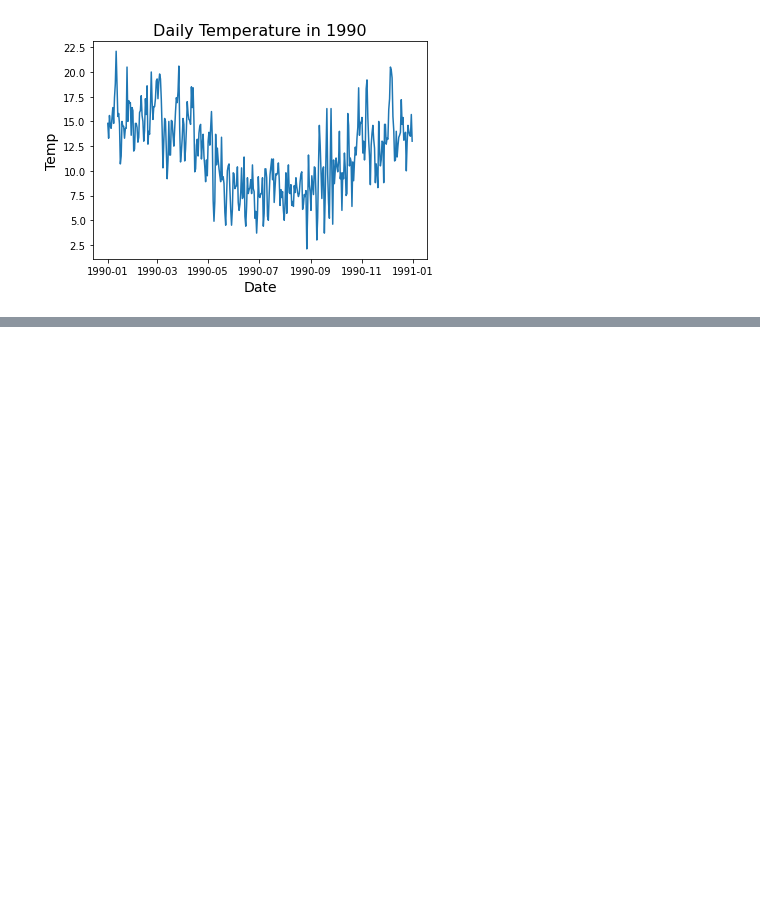
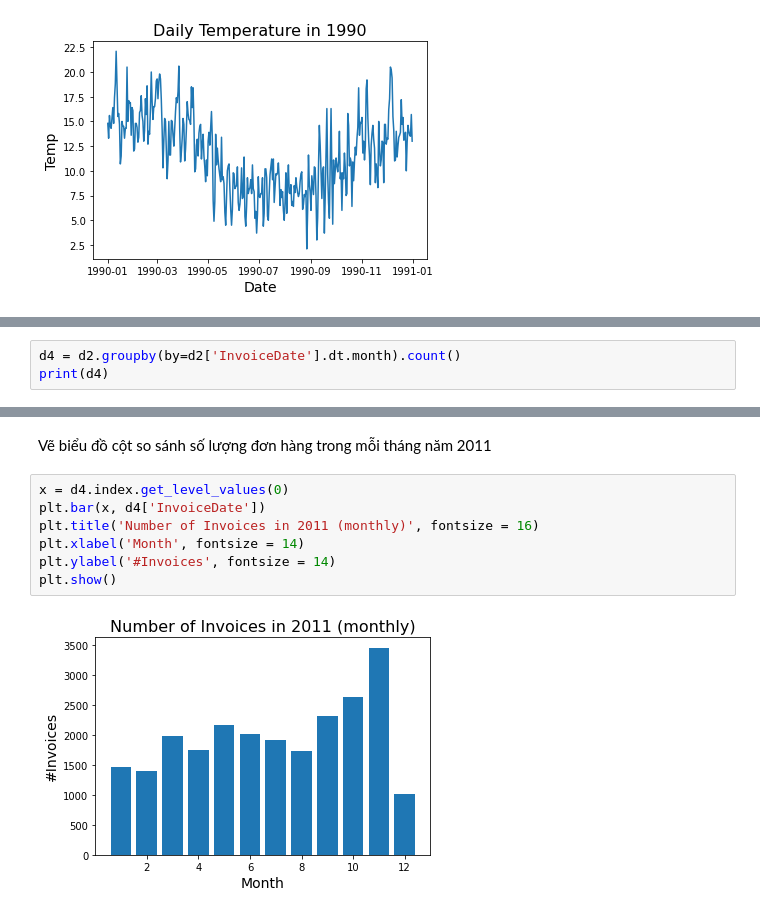
Before and after one commit to mark3000-010701/Dataanalyst, a Jupyter notebook: Thực_hành_Data_Visualization_1'_.ipynb, the cells around one changed output, grey strips where cells are left out. Drawn from its saved outputs; the diff is of its cells as text; blank space fills up the shorter version.

```diff
--- a/Thực_hành_Data_Visualization_1'_.ipynb
+++ b/Thực_hành_Data_Visualization_1'_.ipynb
@@ -129,0 +161,3 @@ plt.show()
+# %%
+d4 = d2.groupby(by=d2['InvoiceDate'].dt.month).count()
+print(d4)
@@ -129,0 +179,11 @@ plt.show()
+# %% [markdown]
+Vẽ biểu đồ cột so sánh số lượng đơn hàng trong mỗi tháng năm 2011
+# %%
+x = d4.index.get_level_values(0)
+plt.bar(x, d4['InvoiceDate'])
+plt.title('Number of Invoices in 2011 (monthly)', fontsize = 16)
+plt.xlabel('Month', fontsize = 14)
+plt.ylabel('#Invoices', fontsize = 14)
+plt.show()
+# %% [output]
+[figure, added]
```
Also changed, not shown: parts of 9 cells of this notebook.
